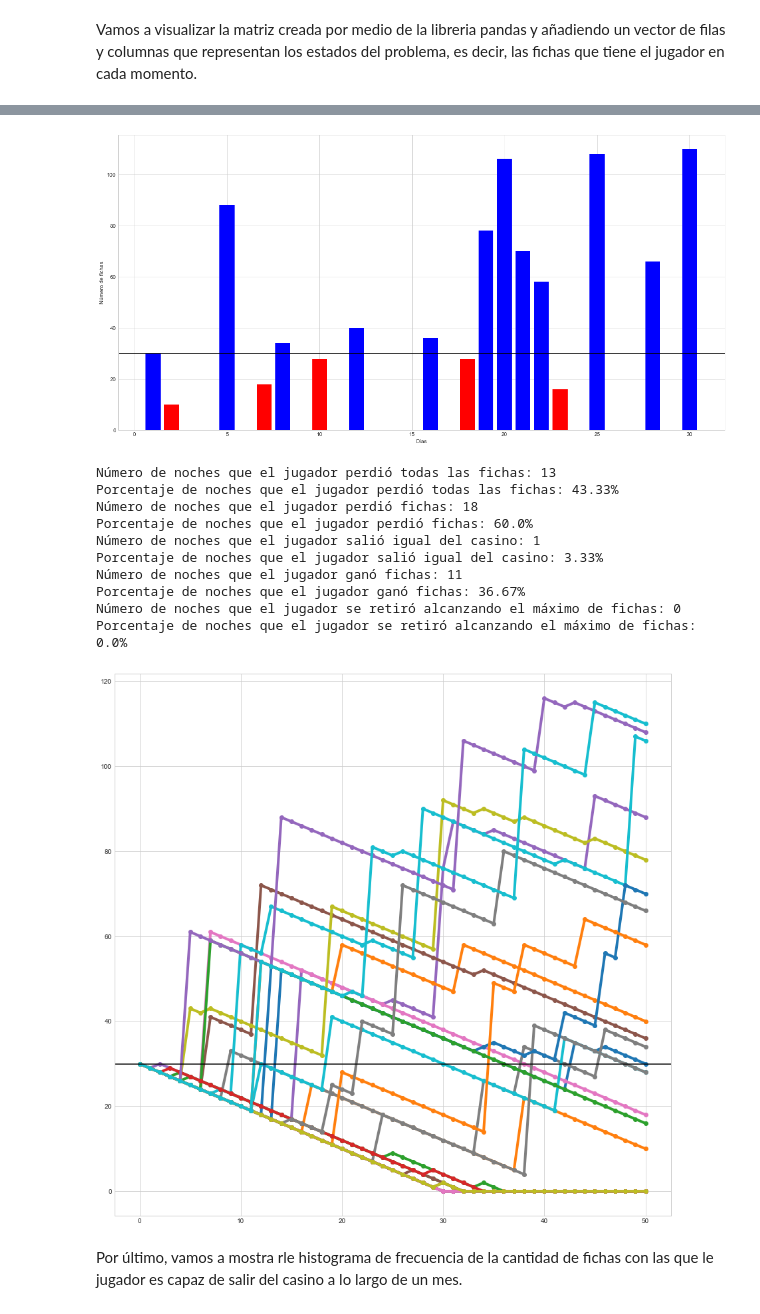
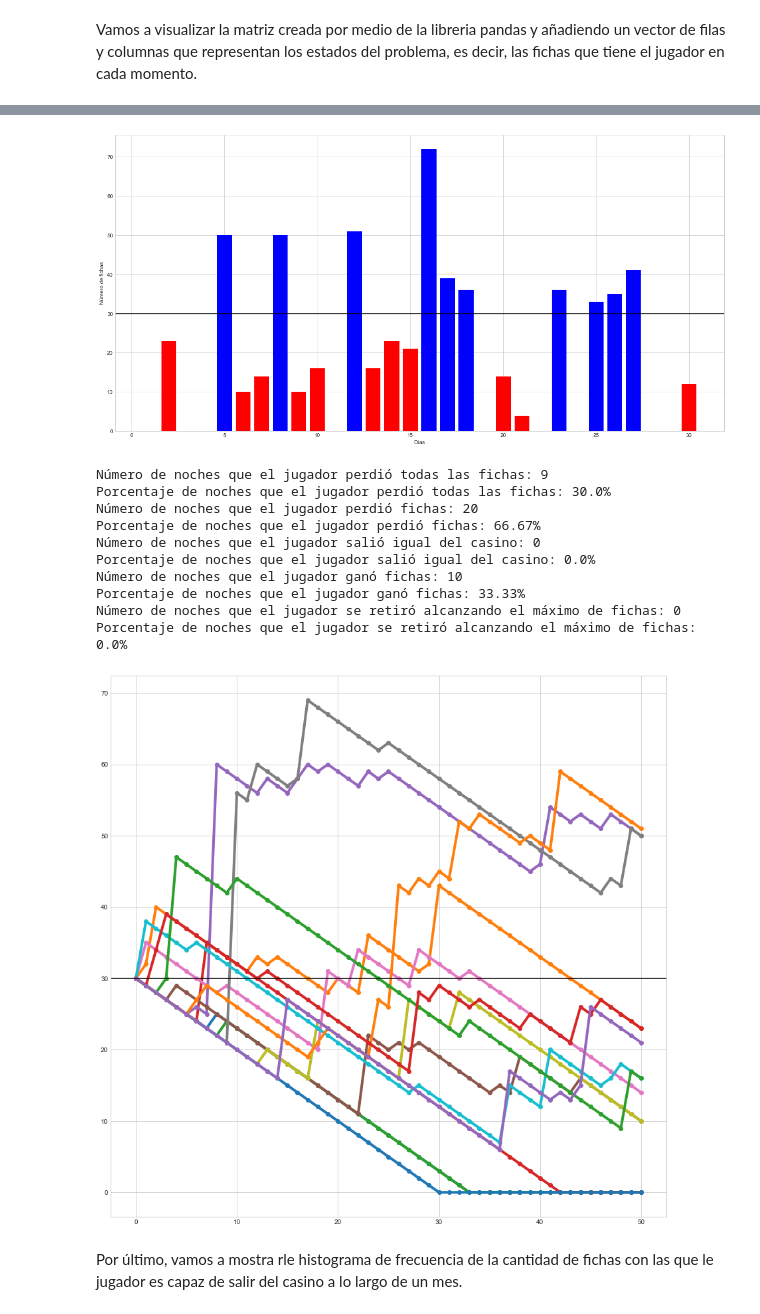
Before and after one commit to scaverod/GamblingMarkovChain, a Jupyter notebook: enunciado.ipynb, the cells around one changed output, grey strips where cells are left out. Drawn from its saved outputs; the diff is of its cells as text; code cells hidden in the pictures.

```diff
--- a/enunciado.ipynb
+++ b/enunciado.ipynb
@@ -569,3 +565,5 @@ p_bets_sa = [4.71086679e-02, 2.78692033e-04, 3.98483308e-03, 6.12662835e-03, 1.6
+# %%
+p_bets_sa = [0.10,0.15,0.11,0.10,0.15,0.14,0.25]
 # %%
 LEAVE_WITH_MIN = 0 # Mínimo número de fichas con las que el jugador se retira
 LEAVE_WITH_MAX = 150 # Máximo número de fichas con las que el jugador se retira
@@ -592,24 +590,24 @@ df = create_df(chips, games)
 # %%
 plot_bar_graph(df, INITIAL_CHIPS)
 # %% [output]
-[figure, old version]
+[figure, new version]
 # %%
 show_results(df, INITIAL_CHIPS, LEAVE_WITH_MAX)
 # %% [output]
-Número de noches que el jugador perdió todas las fichas: 13
-Porcentaje de noches que el jugador perdió todas las fichas: 43.33%
-Número de noches que el jugador perdió fichas: 18
-Porcentaje de noches que el jugador perdió fichas: 60.0%
-Número de noches que el jugador salió igual del casino: 1
-Porcentaje de noches que el jugador salió igual del casino: 3.33%
-Número de noches que el jugador ganó fichas: 11
-Porcentaje de noches que el jugador ganó fichas: 36.67%
+Número de noches que el jugador perdió todas las fichas: 9
+Porcentaje de noches que el jugador perdió todas las fichas: 30.0%
+Número de noches que el jugador perdió fichas: 20
+Porcentaje de noches que el jugador perdió fichas: 66.67%
+Número de noches que el jugador salió igual del casino: 0
+Porcentaje de noches que el jugador salió igual del casino: 0.0%
+Número de noches que el jugador ganó fichas: 10
+Porcentaje de noches que el jugador ganó fichas: 33.33%
 Número de noches que el jugador se retiró alcanzando el máximo de fichas: 0
 Porcentaje de noches que el jugador se retiró alcanzando el máximo de fichas: 0.0%
 # %%
-plot_chips_evolution(chips)
+plot_chips_evolution(chips[:15])
 # %% [output]
-[figure, old version]
+[figure, new version]
 # %% [markdown]
 Por último, vamos a mostra rle histograma de frecuencia de la cantidad de fichas con las que le jugador es capaz de salir del casino a lo largo de un mes.
 # %%
```
Also changed, not shown: parts of 24 cells of this notebook, 2 other files.
